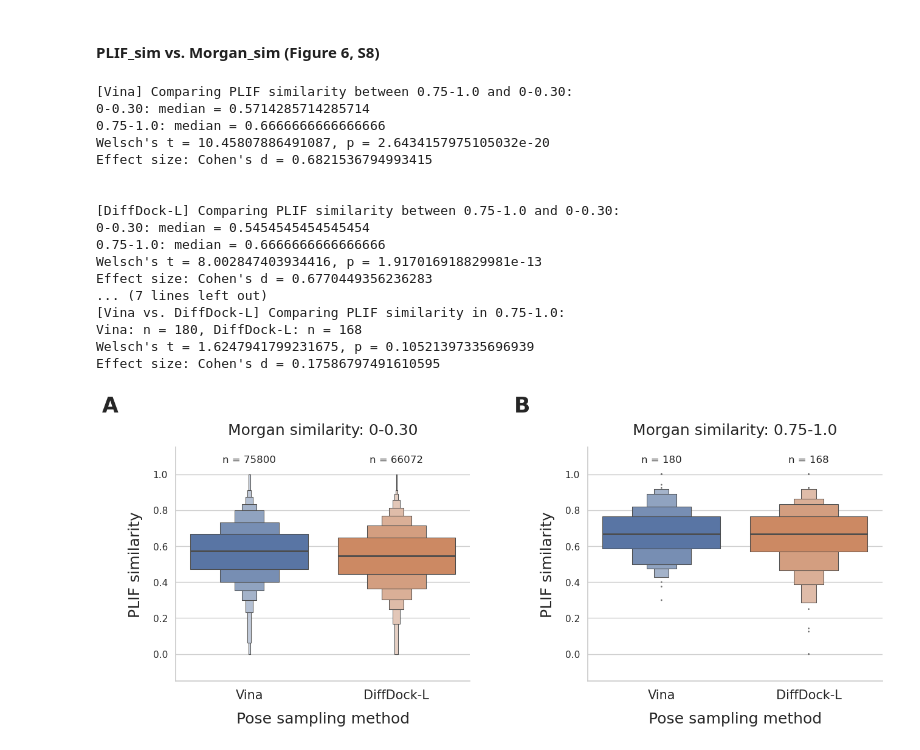
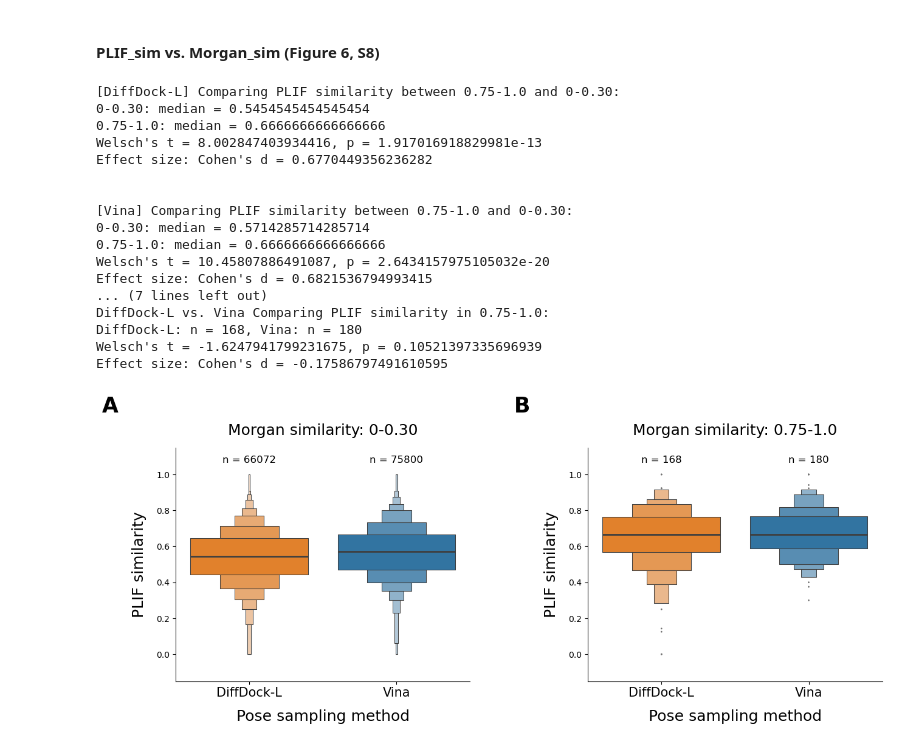
Before and after one commit to lan-codes/Benchmark_VS, a Jupyter notebook: notebooks/benchmark_vs.ipynb, the cells around one changed output. Drawn from its saved outputs; the diff is of its cells as text; code cells hidden in the pictures.

```diff
--- a/notebooks/benchmark_vs.ipynb
+++ b/notebooks/benchmark_vs.ipynb
@@ -108,9 +109,9 @@ bedroc_df = pd.read_csv(os.path.join(outdir, "dudez_bedroc.csv"), index_col=0)
 auc_df['metric'] = 'AUC'
 ef1_df['metric'] = 'EF1%'
 bedroc_df['metric'] = 'BEDROC'
-df = pd.concat([auc_df[['vina+vina', 'diffdock_L+vina', 'vina+gnina', 'diffdock_L+gnina', 'metric']],
-                bedroc_df[['vina+vina', 'diffdock_L+vina', 'vina+gnina', 'diffdock_L+gnina', 'metric']],
-                ef1_df[['vina+vina', 'diffdock_L+vina', 'vina+gnina', 'diffdock_L+gnina', 'metric']]], axis=0)
+df = pd.concat([auc_df[['vina+gnina', 'diffdock_L+gnina', 'vina+vina', 'diffdock_L+vina', 'metric']],
+                bedroc_df[['vina+gnina', 'diffdock_L+gnina', 'vina+vina', 'diffdock_L+vina', 'metric']],
+                ef1_df[['vina+gnina', 'diffdock_L+gnina', 'vina+vina', 'diffdock_L+vina', 'metric']]], axis=0)
 
 # format data for plotting
 df['target'] = df.index
@@ -843,10 +809,12 @@ ratios = [0.5, 0.85, 1]
 targets = sim_all_clean["target"].unique()
 assert len(targets) == 43, "Check targets."
 
+plot_order = ["DiffDock-L", "Vina"]
+
 stat_all = list()
 for target in tqdm(targets):
     sim = sim_all_clean[sim_all_clean["target"] == target]
-    for docking in ["Vina", "DiffDock-L"]:
+    for docking in ["DiffDock-L", "Vina"]:
         stat_target = list()
         plif_sim_actives = sim[sim["docking"] == docking]
         total_mol = plif_sim_actives["mol_id"].nunique()
@@ -872,18 +840,19 @@ for r in ratios:
 columns = ["target", "docking", "total_mol", "PB_valid"] + ratio_labels
 stat_all_df = pd.DataFrame(stat_all, columns=columns)
 
-# plot each target in a subplot
-g = sns.FacetGrid(stat_all_df.sort_values(by="target"), col="target", hue="docking", col_wrap=6, height=5, aspect=1, palette=["tab:orange", "tab:blue"])
+g = sns.FacetGrid(stat_all_df.sort_values(by="target"), col="target", hue="docking", hue_order=plot_order , col_wrap=6, height=5, aspect=1, palette=["tab:orange", "tab:blue"])
 ratios = ["PB_valid", 'PB_valid & PLIF_sim >= 0.5', 'PB_valid & PLIF_sim >= 0.85', 'PB_valid & PLIF_sim = 1']
 hatches = ["", "/", "\\", None]
 for i, r in enumerate(ratios):
     if i == len(ratios)-1:
-        g.map(sns.barplot, "docking", r, order=["Vina", "DiffDock-L"])
-    g.map(sns.barplot, "docking", r, order=["Vina", "DiffDock-L"], hatch=hatches[i], fill=False)
+        g.map(sns.barplot, "docking", r, order=plot_order)
+    g.map(sns.barplot, "docking", r, order=plot_order , hatch=hatches[i], fill=False)
 
-g.set_axis_labels("Pose sampling method", "Ratio", fontsize=25)
+g.set_axis_labels("Pose sampling method", "Ratio", fontsize=25, labelpad=10)
 g.set_titles(col_template="{col_name}", size=25)
-g.set_xticklabels(["Vina", "DiffDock-L"], fontsize=25)
+# set size for xticklabels
+g.set_xticklabels(plot_order, ha="center", fontsize=25)
+
 g.set(ylim=(0, 1))
 
 handles_ = list()
@@ -927,7 +896,7 @@ targets = sim_all_clean["target"].unique()
 sim_plot = pd.DataFrame()
 for target in tqdm(targets):
     sim = sim_all_clean.loc[sim_all_clean["target"] == target,:].copy()
-    for docking in ["Vina", "DiffDock-L"]:
+    for docking in ["DiffDock-L", "Vina"]:
         plif_sim_actives = sim.loc[sim["docking"] == docking,:].copy()
         plif_max_plif = plif_sim_actives.groupby(["mol_id", "morgan_sim", "target"]).apply(lambda x: x.loc[x[f"plif_sim"].idxmax()]).reset_index(drop=True)
         plif_max_plif["target"] = target
@@ -951,12 +920,14 @@ def cohend(d1, d2):
 	u1, u2 = mean(d1), mean(d2)
 	return (u1 - u2) / s
 
+plot_order = ["DiffDock-L", "Vina"]
+
 for i, bin1 in enumerate(morgan_bins):
     for j, bin2 in enumerate(morgan_bins):
         if i >= j:
             continue
 
-        for docking in ["Vina", "DiffDock-L"]:
+        for docking in plot_order:
             print(f"[{docking}] Comparing PLIF similarity between {bin2} and {bin1}:")
             data_bin1 = sim_plot[(sim_plot["docking"] == docking) & (sim_plot["morgan_sim_bin"] == bin1)]["plif_sim"]
             data_bin2 = sim_plot[(sim_plot["docking"] == docking) & (sim_plot["morgan_sim_bin"] == bin2)]["plif_sim"]
@@ -969,57 +940,57 @@ for i, bin1 in enumerate(morgan_bins):
             print("\n")
 
 for bin1 in morgan_bins:
-    print(f"[Vina vs. DiffDock-L] Comparing PLIF similarity in {bin1}:")
+    print(f"{plot_order[0]} vs. {plot_order[1]} Comparing PLIF similarity in {bin1}:")
+    ddl_bin = sim_plot[(sim_plot["docking"] == "DiffDock-L") & (sim_plot["morgan_sim_bin"] == bin1)]["plif_sim"]
     vina_bin = sim_plot[(sim_plot["docking"] == "Vina") & (sim_plot["morgan_sim_bin"] == bin1)]["plif_sim"]
-    ddl_bin = sim_plot[(sim_plot["docking"] == "DiffDock-L") & (sim_plot["morgan_sim_bin"] == bin1)]["plif_sim"]
-    print(f"Vina: n = {vina_bin.shape[0]}, DiffDock-L: n = {ddl_bin.shape[0]}")
-    t, p = ttest_ind(vina_bin, ddl_bin, equal_var=False)
+    print(f"DiffDock-L: n = {ddl_bin.shape[0]}, Vina: n = {vina_bin.shape[0]}")
+    t, p = ttest_ind(ddl_bin, vina_bin, equal_var=False)
     print(f"Welsch's t = {t}, p = {p}")
-    vina_cohen = cohend(vina_bin, ddl_bin)
-    print(f"Effect size: Cohen's d = {vina_cohen}\n")
+    intra_bin_cohen = cohend(ddl_bin, vina_bin)
+    print(f"Effect size: Cohen's d = {intra_bin_cohen}\n")
 
 
 fig, axes = plt.subplots(1, 2, sharey=False)
 plt.subplots_adjust(wspace=0.4)
 
 sim_plot_partial = sim_plot[sim_plot["morgan_sim_bin"].isin(categories_to_plot)].reset_index()
 
 for i, bin1 in enumerate(categories_to_plot):
     data_bin = sim_plot_partial[sim_plot_partial["morgan_sim_bin"] == bin1]
-    sns.boxenplot(data=data_bin, x="docking", y="plif_sim", flier_kws={'s': 1}, line_kws={'linewidth': 2}, ax=axes[i], order=["Vina", "DiffDock-L"], hue="docking")
+    sns.boxenplot(data=data_bin, x="docking", y="plif_sim", flier_kws={'s': 1}, line_kws={'linewidth': 2}, ax=axes[i], order=plot_order, hue="docking", hue_order=plot_order, palette=["tab:orange", "tab:blue"])
     sns.despine(ax=axes[i])
     axes[i].set_title(f"Morgan similarity: {bin1}", fontsize=18, pad=15)
     axes[i].set_ylim(-0.15, 1.15)
     axes[i].set_xlabel("Pose sampling method", fontsize=18, labelpad=12)
     axes[i].set_ylabel("PLIF similarity", fontsize=18, labelpad=12)
     axes[i].tick_params(axis='x', labelsize=15)
     axes[i].text(-0.25, 1.15, list(("A", "B"))[i], transform=axes[i].transAxes, fontsize=25, fontweight='bold')
 
-    for j, docking in enumerate(["Vina", "DiffDock-L"]):
+    for j, docking in enumerate(plot_order):
         n = sim_plot_partial[(sim_plot_partial["docking"] == docking) & (sim_plot_partial["morgan_sim_bin"] == bin1)].shape[0]
         axes[i].text(j, 1.08, f"n = {n}", ha="center", va="center", fontsize=12)
 
 fig.set_size_inches(15, 5)
 plt.savefig(os.path.join(outdir, "Fig6_PLIFsim_Morgansim.png"), dpi=300, bbox_inches="tight")
 plt.show()
 # %% [output]
+[DiffDock-L] Comparing PLIF similarity between 0.75-1.0 and 0-0.30:
+0-0.30: median = 0.5454545454545454
+0.75-1.0: median = 0.6666666666666666
+Welsch's t = 8.002847403934416, p = 1.917016918829981e-13
+Effect size: Cohen's d = 0.6770449356236282
+
+
 [Vina] Comparing PLIF similarity between 0.75-1.0 and 0-0.30:
 0-0.30: median = 0.5714285714285714
 0.75-1.0: median = 0.6666666666666666
 Welsch's t = 10.45807886491087, p = 2.6434157975105032e-20
 Effect size: Cohen's d = 0.6821536794993415
-
-
-[DiffDock-L] Comparing PLIF similarity between 0.75-1.0 and 0-0.30:
-0-0.30: median = 0.5454545454545454
-0.75-1.0: median = 0.6666666666666666
-Welsch's t = 8.002847403934416, p = 1.917016918829981e-13
-Effect size: Cohen's d = 0.6770449356236283
 ... (7 lines left out)
-[Vina vs. DiffDock-L] Comparing PLIF similarity in 0.75-1.0:
-Vina: n = 180, DiffDock-L: n = 168
-Welsch's t = 1.6247941799231675, p = 0.10521397335696939
-Effect size: Cohen's d = 0.17586797491610595
+DiffDock-L vs. Vina Comparing PLIF similarity in 0.75-1.0:
+DiffDock-L: n = 168, Vina: n = 180
+Welsch's t = -1.6247941799231675, p = 0.10521397335696939
+Effect size: Cohen's d = -0.17586797491610595
-[figure, old version]
+[figure, new version]
 # %%
 # Figure S8
```
Also changed, not shown: parts of 9 cells of this notebook.
